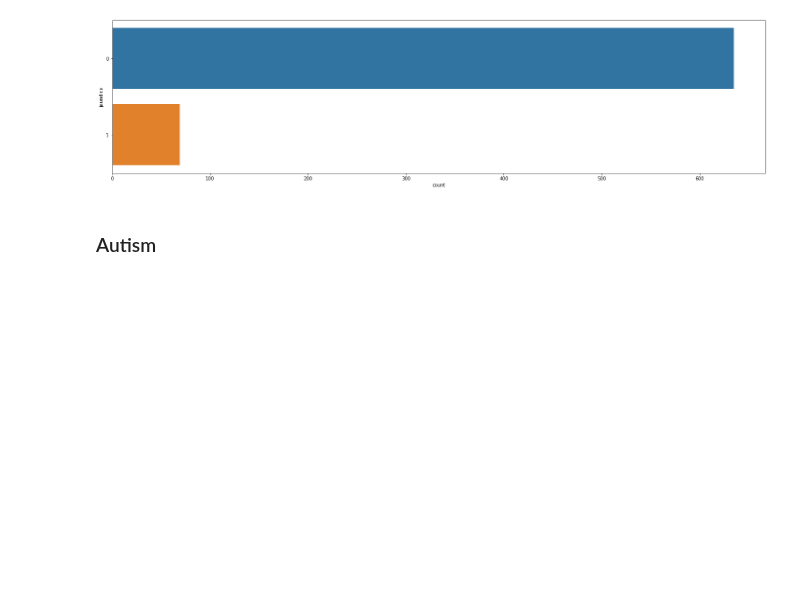
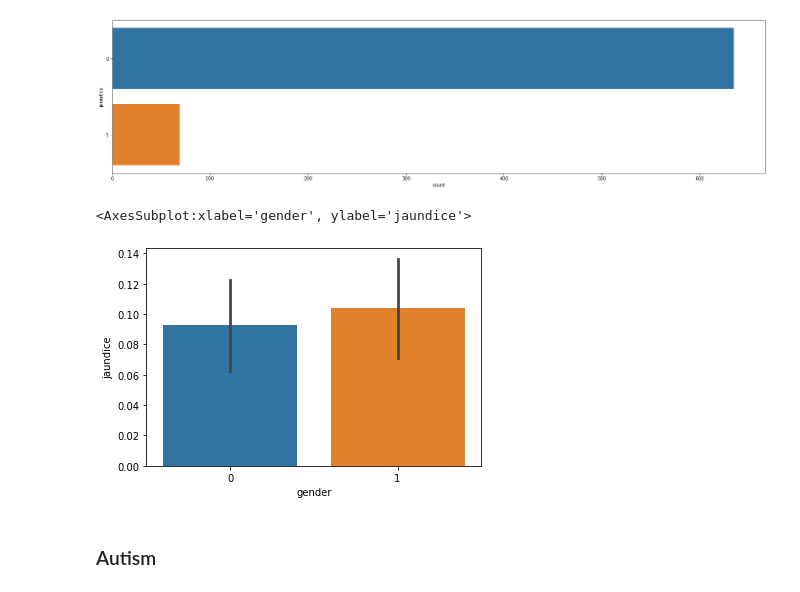
Before and after one commit to blessinvarkey/asd-screening-ml, a Jupyter notebook: ml_projects/autism-screening-project.ipynb, the cells around one changed output. Saved outputs shown, nothing was run; the diff lists cells and outputs as text; code cells hidden in the pictures; blank space fills up the shorter version.

```diff
--- a/ml_projects/autism-screening-project.ipynb
+++ b/ml_projects/autism-screening-project.ipynb
@@ -115,6 +167,11 @@ df.jaundice.value_counts()
 1     69
 Name: jaundice, dtype: int64
 [figure]
+# %%
+sns.barplot(x='gender', y='jaundice', data=df)
+# %% [output]
+<AxesSubplot:xlabel='gender', ylabel='jaundice'>
+[figure, added]
 # %% [markdown]
 ### Autism
 # %% [markdown]
```
Also changed, not shown: parts of 18 cells of this notebook.
